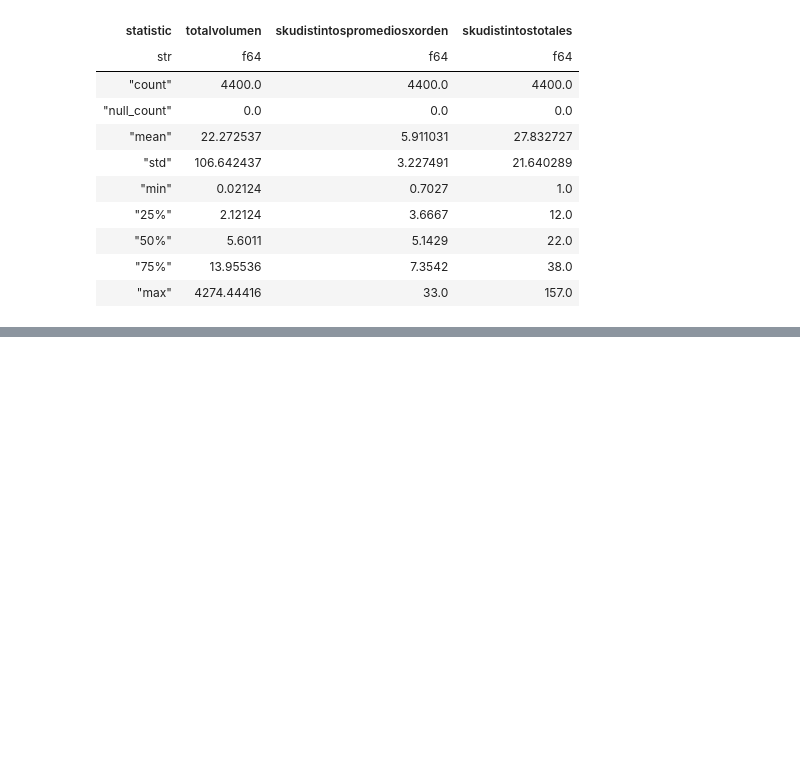
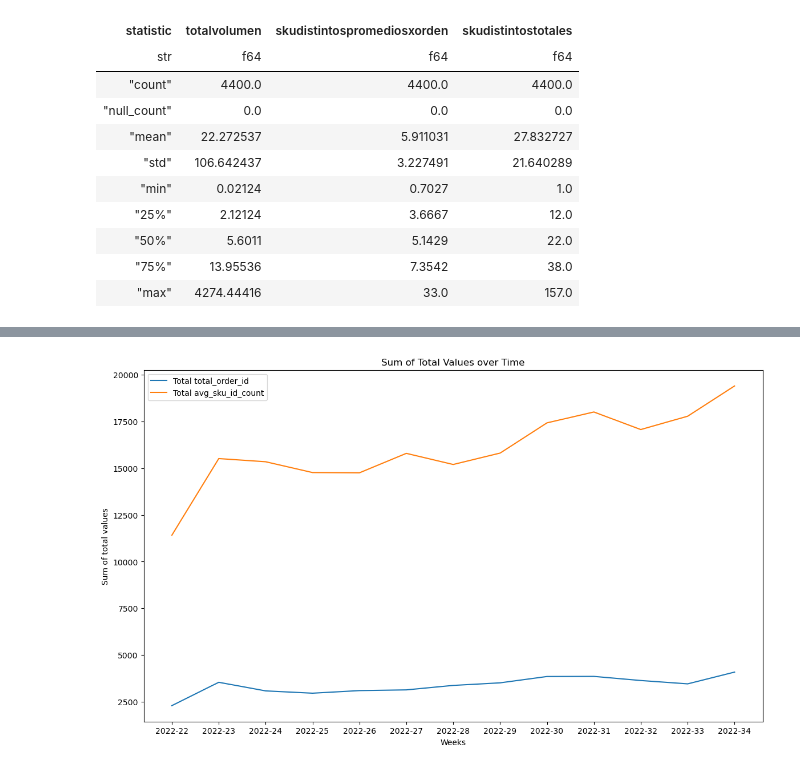
Before and after one commit to iair/challenge_AB_InBev, a Jupyter notebook: notebooks/preprocessing_EDA.ipynb, the cells around one changed output, grey strips where cells are left out. Cells and saved outputs as stored; diff of their text form; code cells hidden in the pictures; blank space fills up the shorter version.

```diff
--- a/notebooks/preprocessing_EDA.ipynb
+++ b/notebooks/preprocessing_EDA.ipynb
@@ -1020,0 +1095,7 @@ shape: (11, 19)
+# %%
+weekly_result_filtered = weekly_result.filter(
+    ~pl.col("weeks").is_in(["2022-21", "2022-35"])
+)
+plot_weekly_sum(weekly_result_filtered, ["total_order_id", "avg_sku_id_count"],group_by_period='weeks')
+# %% [output]
+[figure, added]
```
Also changed, not shown: parts of 42 cells of this notebook, 7 other files.
